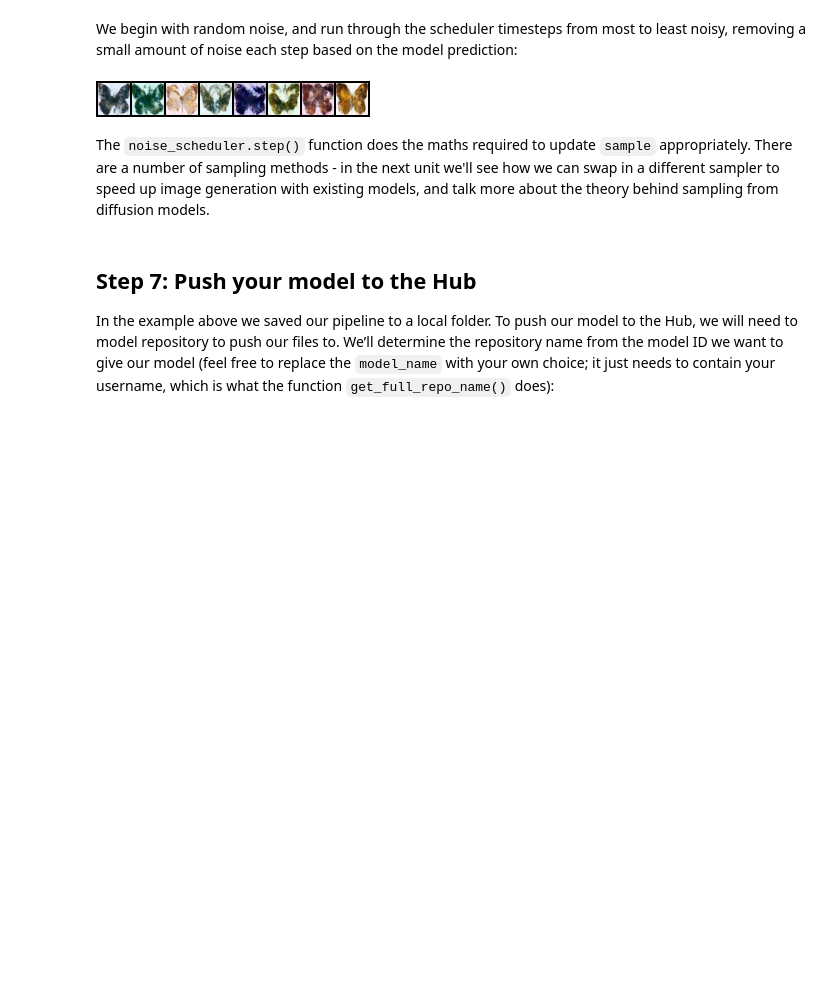
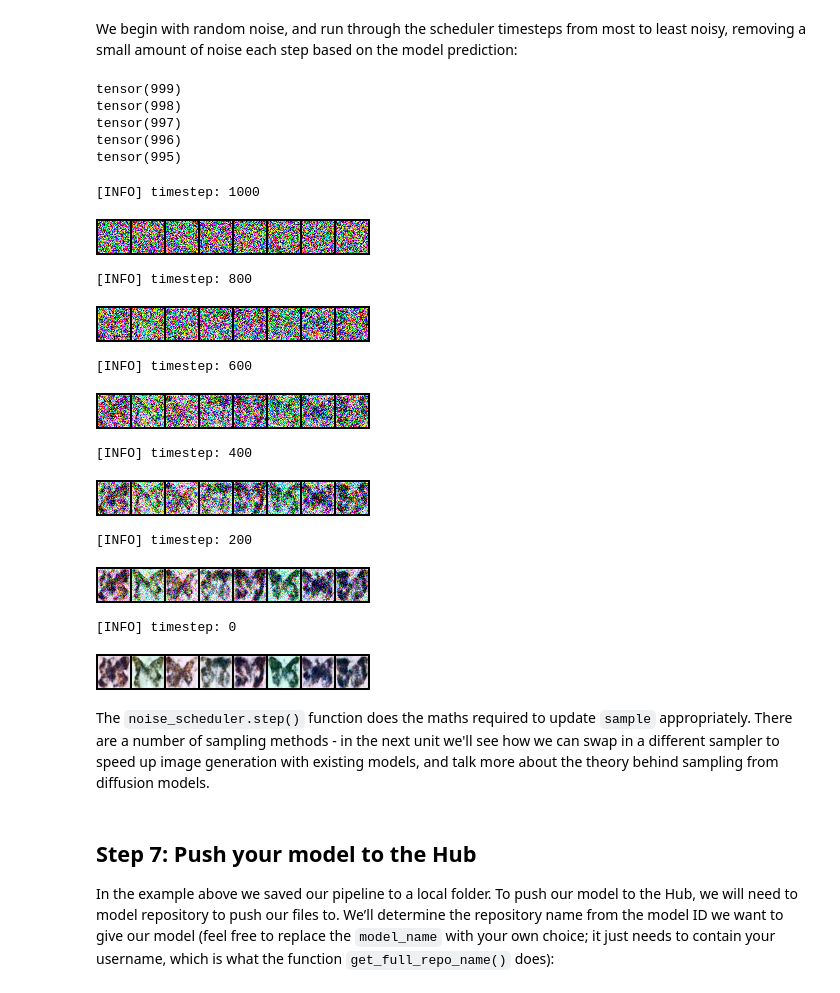
Before and after one commit to matteopilotto/diffusion-models-class, a Jupyter notebook: unit1/01_introduction_to_diffusers.ipynb, the cells around one changed output. Cells and saved outputs as stored; diff of their text form; code cells hidden in the pictures; blank space fills up the shorter version.

```diff
--- a/unit1/01_introduction_to_diffusers.ipynb
+++ b/unit1/01_introduction_to_diffusers.ipynb
@@ -509,21 +525,48 @@ If you inspect the forward method of the pipeline you'll be able to see what is
 # %% [markdown]
 We begin with random noise, and run through the scheduler timesteps from most to least noisy, removing a small amount of noise each step based on the model prediction:
+# %%
+for t in (noise_scheduler.timesteps):
+    if t == 994:
+        break
+    print(t)
+# %% [output]
+tensor(999)
+tensor(998)
+tensor(997)
+tensor(996)
+tensor(995)
 # %%
 # Random starting point (8 random images):
 sample = torch.randn(8, 3, 32, 32).to(device)
 
-for i, t in enumerate(noise_scheduler.timesteps):
+for i, t in enumerate(tqdm(noise_scheduler.timesteps)):
 
     # Get model pred
-    with torch.no_grad():
+    with torch.inference_mode():
         residual = model(sample, t).sample
 
     # Update sample with step
     sample = noise_scheduler.step(residual, t, sample).prev_sample
 
+    if (t+1) % 200 == 0:
+        print(f'[INFO] timestep: {t+1}')
+        display(show_images(sample))
+
+print(f'[INFO] timestep: {t}')
 show_images(sample)
 # %% [output]
+[INFO] timestep: 1000
-[figure, old version]
+[figure, new version]
+[INFO] timestep: 800
+[figure, added]
+[INFO] timestep: 600
+[figure, added]
+[INFO] timestep: 400
+[figure, added]
+[INFO] timestep: 200
+[figure, added]
+[INFO] timestep: 0
+[figure, added]
 # %% [markdown]
 The `noise_scheduler.step()` function does the maths required to update `sample` appropriately. There are a number of sampling methods - in the next unit we'll see how we can swap in a different sampler to speed up image generation with existing models, and talk more about the theory behind sampling from diffusion models.
 # %% [markdown]
```
Also changed, not shown: parts of 16 cells of this notebook.
